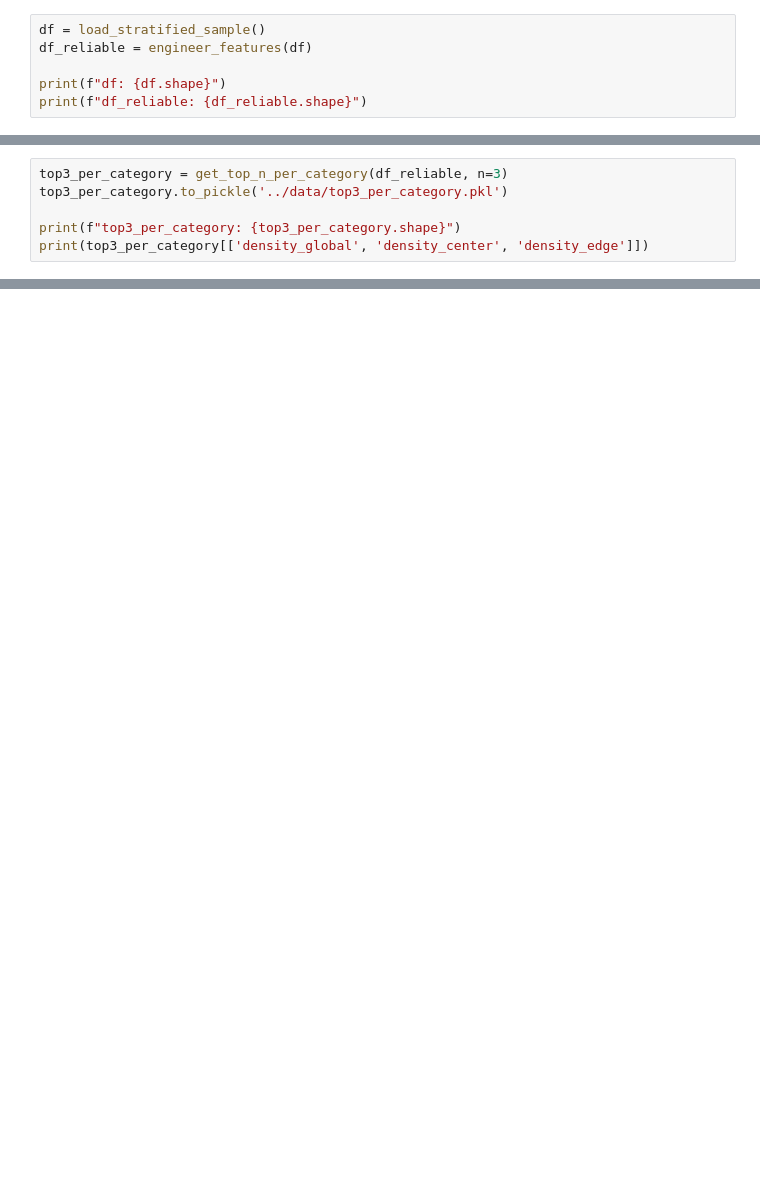
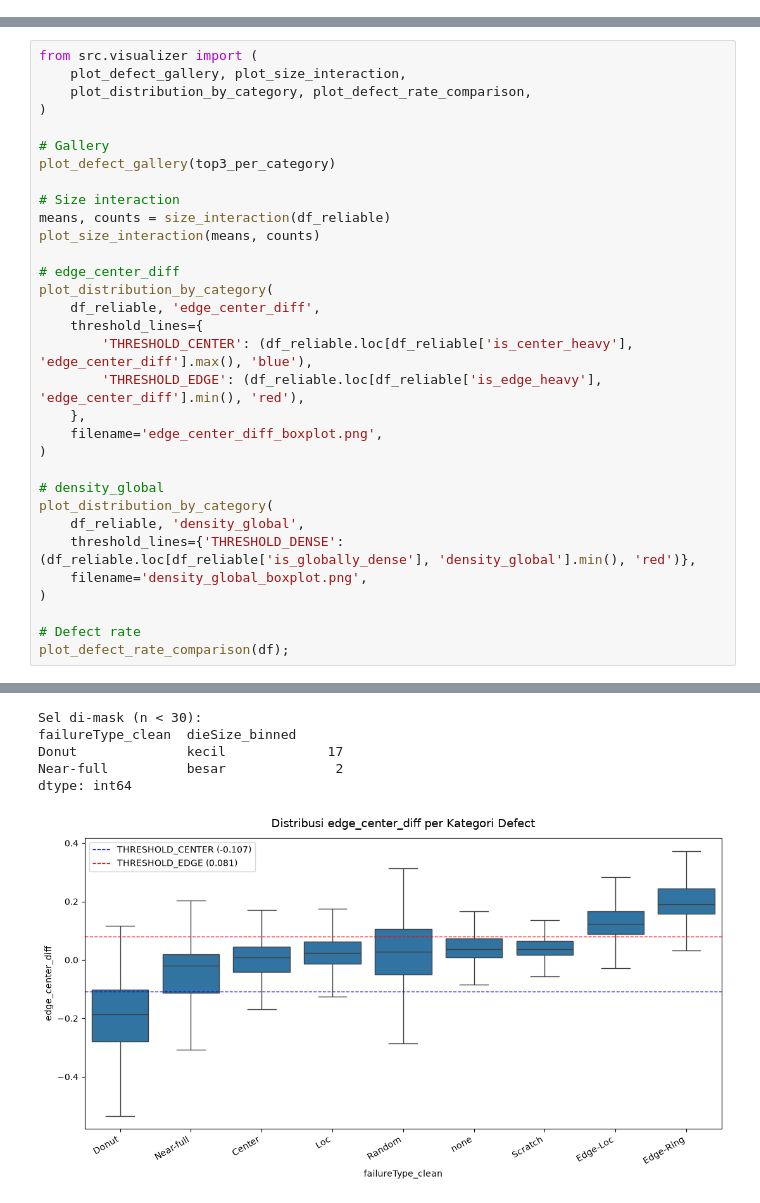
Before and after one commit to AfiefMiko/wafer-map-eda-python, a Jupyter notebook: notebooks/04_defect_gallery.ipynb, the cells around one changed output, grey strips where cells are left out. Saved outputs shown, nothing was run; the diff lists cells and outputs as text; blank space fills up the shorter version.

Commit message:
Day 15: complete Day 4/5 visualization, refactor plotting to src/visualizer.py, add Limitations & Next Steps

```diff
--- a/notebooks/04_defect_gallery.ipynb
+++ b/notebooks/04_defect_gallery.ipynb
@@ -11,6 +0,0 @@ from src.analyzer import get_top_n_per_category, summary_pivot, size_interaction
-# %%
-df = load_stratified_sample()
-df_reliable = engineer_features(df)
-
-print(f"df: {df.shape}")
-print(f"df_reliable: {df_reliable.shape}")
@@ -22,6 +0,0 @@ df_reliable: (809424, 25)
-# %%
-top3_per_category = get_top_n_per_category(df_reliable, n=3)
-top3_per_category.to_pickle('../data/top3_per_category.pkl')
-
-print(f"top3_per_category: {top3_per_category.shape}")
-print(top3_per_category[['density_global', 'density_center', 'density_edge']])
@@ -246,0 +1,33 @@ Correct denominator  : 172950  -> 14.76%
+# %%
+from src.visualizer import (
+    plot_defect_gallery, plot_size_interaction,
+    plot_distribution_by_category, plot_defect_rate_comparison,
+)
+
+# Gallery
+plot_defect_gallery(top3_per_category)
+
+# Size interaction
+means, counts = size_interaction(df_reliable)
+plot_size_interaction(means, counts)
+
+# edge_center_diff
+plot_distribution_by_category(
+    df_reliable, 'edge_center_diff',
+    threshold_lines={
+        'THRESHOLD_CENTER': (df_reliable.loc[df_reliable['is_center_heavy'], 'edge_center_diff'].max(), 'blue'),
+        'THRESHOLD_EDGE': (df_reliable.loc[df_reliable['is_edge_heavy'], 'edge_center_diff'].min(), 'red'),
+    },
+    filename='edge_center_diff_boxplot.png',
+)
+
+# density_global
+plot_distribution_by_category(
+    df_reliable, 'density_global',
+    threshold_lines={'THRESHOLD_DENSE': (df_reliable.loc[df_reliable['is_globally_dense'], 'density_global'].min(), 'red')},
+    filename='density_global_boxplot.png',
+)
+
+# Defect rate
+plot_defect_rate_comparison(df);
+# %% [output]
@@ -246,0 +36,6 @@ Correct denominator  : 172950  -> 14.76%
+Sel di-mask (n < 30):
+failureType_clean  dieSize_binned
+Donut              kecil             17
+Near-full          besar              2
+dtype: int64
+[figure, added]
```
Also changed, not shown: parts of 10 cells of this notebook, 4 other files.
